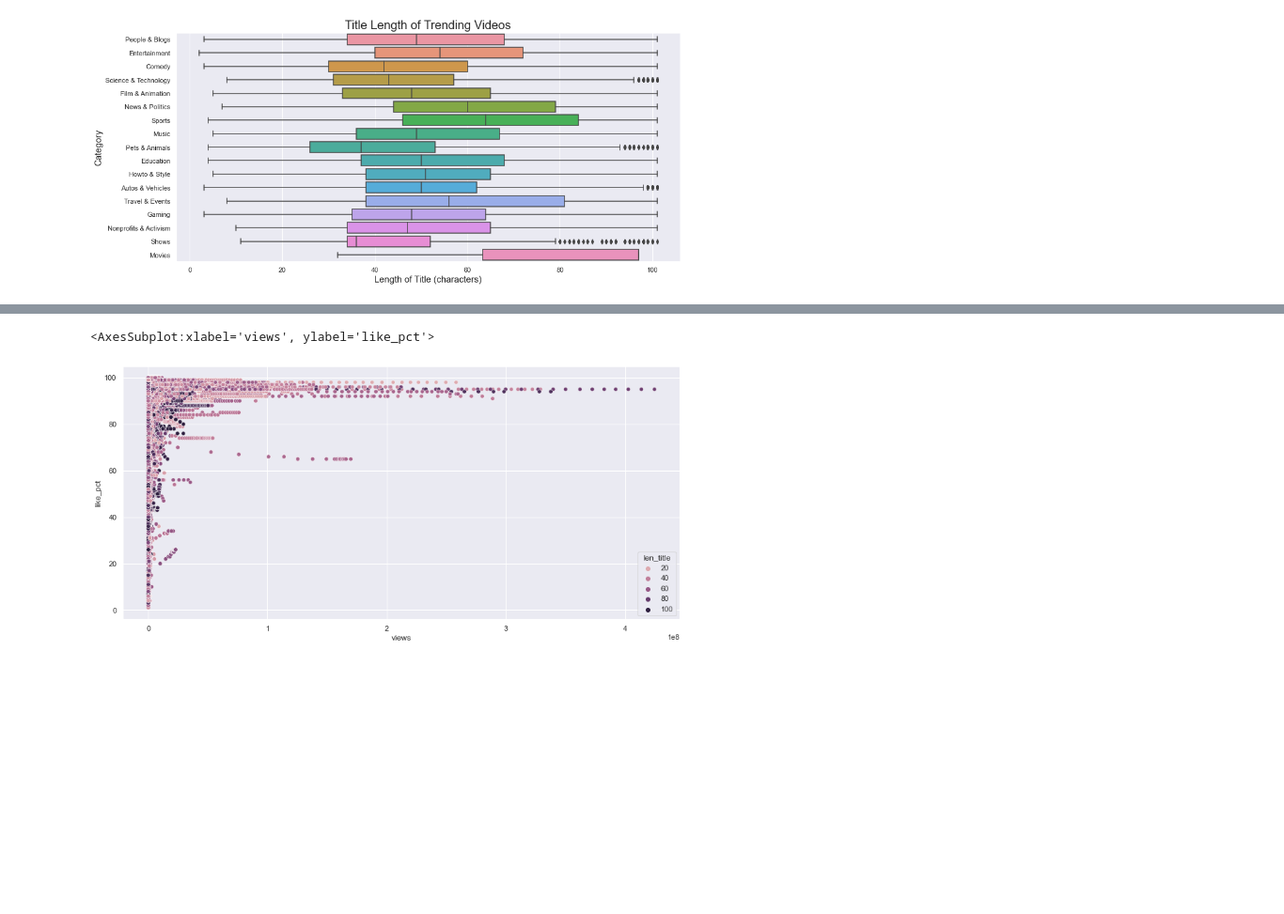
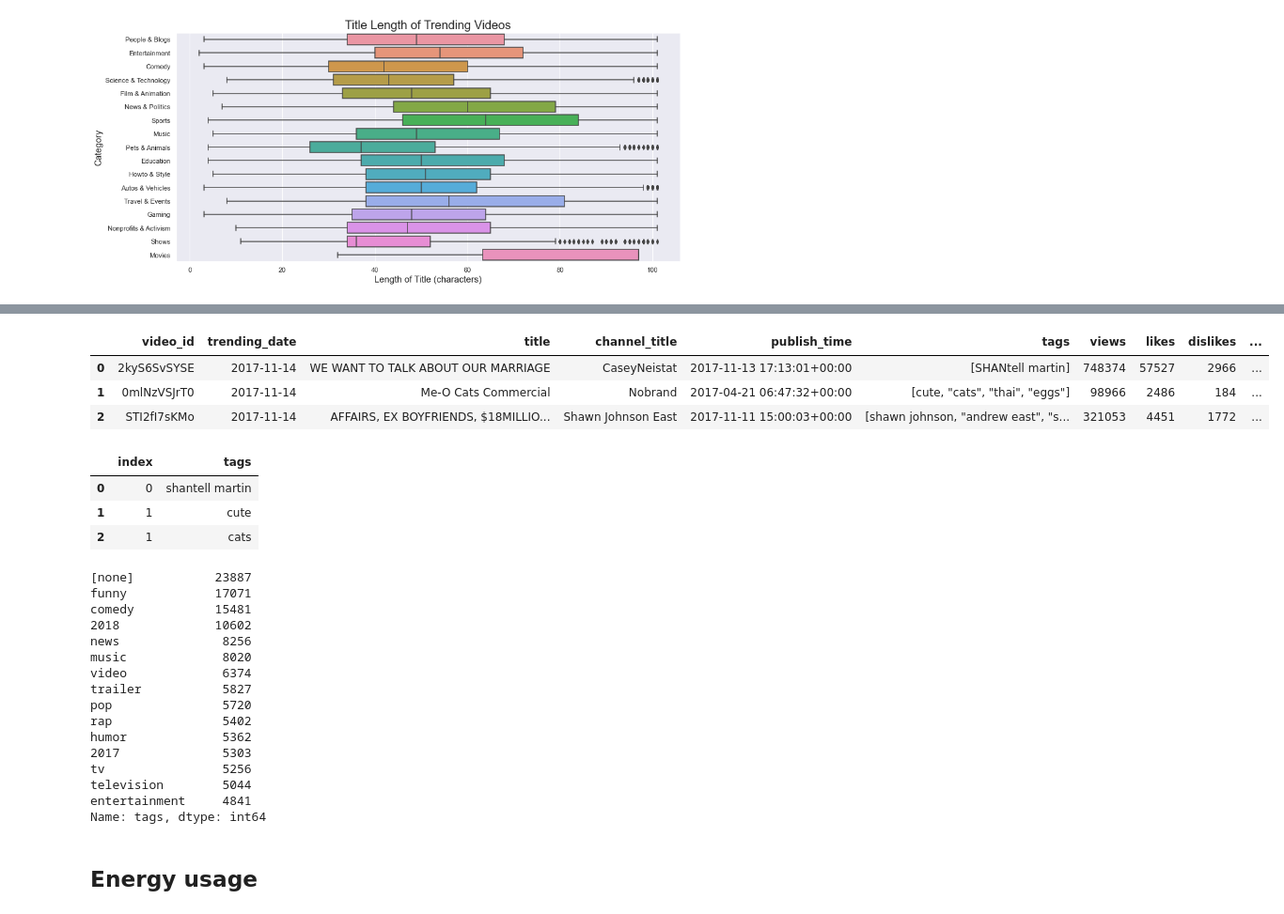
Before and after one commit to danielosetiawan/YouTube-EDA, a Jupyter notebook: youtube ipynb.ipynb, the cells around one changed output, grey strips where cells are left out. Shown at 94% size. Saved outputs shown, nothing was run; the diff lists cells and outputs as text; code cells hidden in the pictures; blank space fills up the shorter version.

```diff
--- a/youtube ipynb.ipynb
+++ b/youtube ipynb.ipynb
@@ -381,6 +228,0 @@ sns.histplot(x='len_title', data=df,
-# %%
-# additionally, it may be helpful to look a bit closer at the like-dislike ratio
-sns.scatterplot(x='views', y='like_pct', data=df, hue='len_title')
-# %% [output]
-<AxesSubplot:xlabel='views', ylabel='like_pct'>
-[figure, removed]
@@ -390,0 +229,28 @@ sns.scatterplot(x='pct_cap', y='like_pct', data=df)
+# %%
+# we can now analyze the tags
+# first, lets make a copy
+
+df_tags = df.copy()
+df_tags['tags'] = df_tags['tags'].apply(lambda x: x.split('|'))
+df_tags.head(3)
+# %% [output]
+|  | video_id | trending_date | title | channel_title | publish_time | tags | views | likes | dislikes | ... |
+| 0 | 2kyS6SvSYSE | 2017-11-14 | WE WANT TO TALK ABOUT OUR MARRIAGE | CaseyNeistat | 2017-11-13 17:13:01+00:00 | [SHANtell martin] | 748374 | 57527 | 2966 | ... |
+| 1 | 0mlNzVSJrT0 | 2017-11-14 | Me-O Cats Commercial | Nobrand | 2017-04-21 06:47:32+00:00 | [cute, "cats", "thai", "eggs"] | 98966 | 2486 | 184 | ... |
+| 2 | STI2fI7sKMo | 2017-11-14 | AFFAIRS, EX BOYFRIENDS, $18MILLIO... | Shawn Johnson East | 2017-11-11 15:00:03+00:00 | [shawn johnson, "andrew east", "s... | 321053 | 4451 | 1772 | ... |
+# %%
+idx = 0
+lst = []
+
+for tag in df_tags['tags']:
+    lst.extend(map(lambda x: [idx, x], tag))
+    idx += 1
+
+tags = pd.DataFrame(lst, columns = ['index', 'tags'])
+tags['tags'] = tags['tags'].str.strip('""').str.lower()
+tags.head(3)
+# %% [output]
+|  | index | tags |
+| 0 | 0 | shantell martin |
+| 1 | 1 | cute |
+| 2 | 1 | cats |
@@ -390,0 +260,19 @@ sns.scatterplot(x='pct_cap', y='like_pct', data=df)
+# %%
+df_tag['tags'].value_counts().head(15)
+# %% [output]
+[none]           23887
+funny            17071
+comedy           15481
+2018             10602
+news              8256
+music             8020
+video             6374
+trailer           5827
+pop               5720
+rap               5402
+humor             5362
+2017              5303
+tv                5256
+television        5044
+entertainment     4841
+Name: tags, dtype: int64
@@ -390,0 +286,2 @@ sns.scatterplot(x='pct_cap', y='like_pct', data=df)
+# %% [markdown]
+## Energy usage
```
Also changed, not shown: parts of 34 cells of this notebook.
